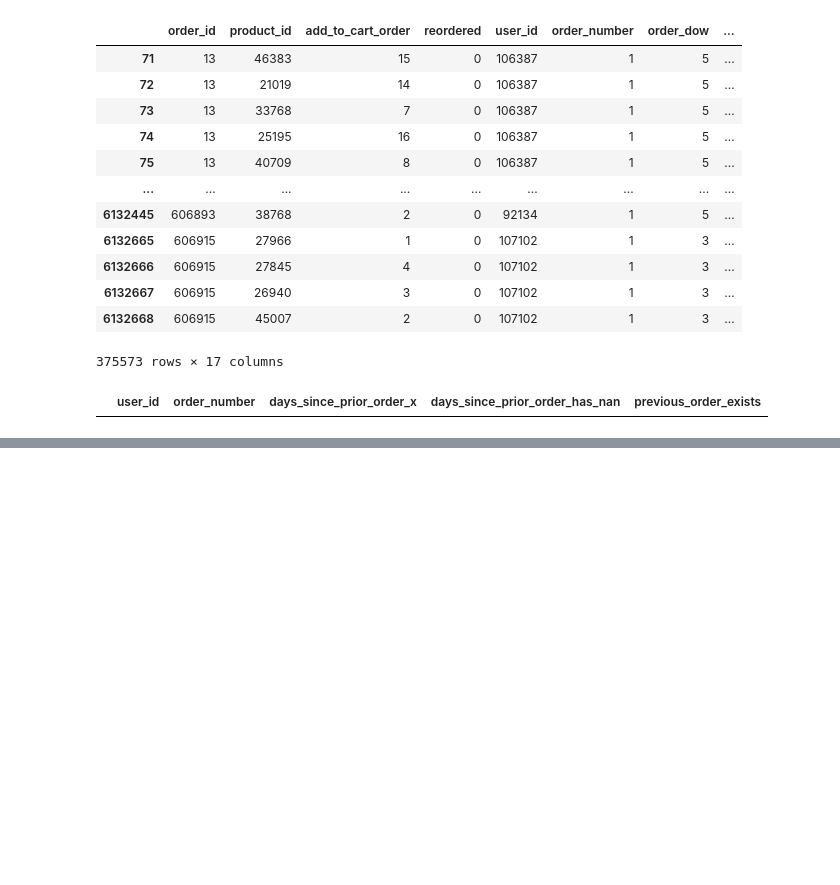
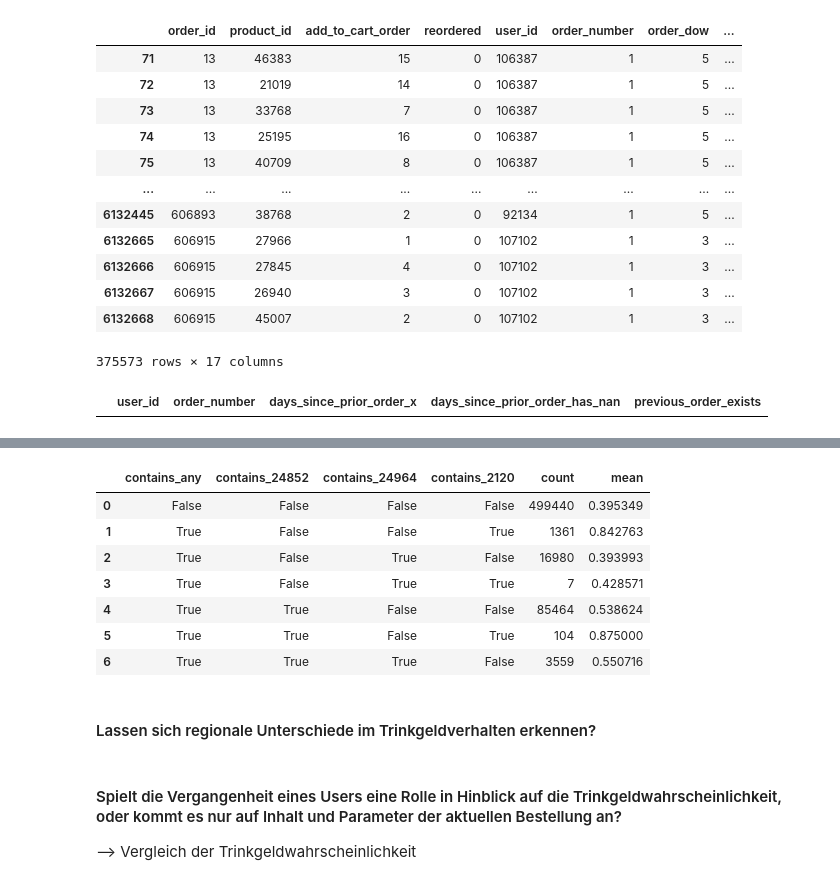
Before and after one commit to ElonRM/DA-BI-2, a Jupyter notebook: main.ipynb, the cells around one changed output, grey strips where cells are left out. Saved outputs shown, nothing was run; the diff lists cells and outputs as text; code cells hidden in the pictures; blank space fills up the shorter version.

```diff
--- a/main.ipynb
+++ b/main.ipynb
@@ -88,0 +100,7 @@ df2.loc[df2.days_since_prior_order_has_nan & df2.previous_order_exists]
+# %%
+# check if item id 24852, 24964 oder 2120 is in order_id
+order_id_tip_info = df.groupby(['order_id'])['tip'].mean().reset_index()
+order_id_tip_info = order_id_tip_info.merge(df.groupby(['order_id'])['product_id'].apply(lambda x: any(i in x.values for i in [24852, 24964, 2120])).reset_index().rename(columns={'product_id':'contains_any'}), on='order_id')
+order_id_tip_info = order_id_tip_info.merge(df.groupby(['order_id'])['product_id'].apply(lambda x: (24852 in x.values)).reset_index().rename(columns={'product_id':'contains_24852'}), on='order_id')
+order_id_tip_info = order_id_tip_info.merge(df.groupby(['order_id'])['product_id'].apply(lambda x: (24964 in x.values)).reset_index().rename(columns={'product_id':'contains_24964'}), on='order_id')
+order_id_tip_info = order_id_tip_info.merge(df.groupby(['order_id'])['product_id'].apply(lambda x: (2120 in x.values)).reset_index().rename(columns={'product_id':'contains_2120'}), on='order_id')
@@ -88,0 +116,11 @@ df2.loc[df2.days_since_prior_order_has_nan & df2.previous_order_exists]
+# %%
+order_id_tip_info.groupby(['contains_any', 'contains_24852', 'contains_24964', 'contains_2120'])['tip'].agg(['count', 'mean']).reset_index()
+# %% [output]
+|  | contains_any | contains_24852 | contains_24964 | contains_2120 | count | mean |
+| 0 | False | False | False | False | 499440 | 0.395349 |
+| 1 | True | False | False | True | 1361 | 0.842763 |
+| 2 | True | False | True | False | 16980 | 0.393993 |
+| 3 | True | False | True | True | 7 | 0.428571 |
+| 4 | True | True | False | False | 85464 | 0.538624 |
+| 5 | True | True | False | True | 104 | 0.875000 |
+| 6 | True | True | True | False | 3559 | 0.550716 |
@@ -88,0 +134,2 @@ df2.loc[df2.days_since_prior_order_has_nan & df2.previous_order_exists]
+# %% [markdown]
+#### Lassen sich regionale Unterschiede im Trinkgeldverhalten erkennen?
@@ -88,0 +143,4 @@ df2.loc[df2.days_since_prior_order_has_nan & df2.previous_order_exists]
+# %% [markdown]
+#### Spielt die Vergangenheit eines Users eine Rolle in Hinblick auf die Trinkgeldwahrscheinlichkeit, oder kommt es nur auf Inhalt und Parameter der aktuellen Bestellung an?
+
+--> Vergleich der Trinkgeldwahrscheinlichkeit
```
Also changed, not shown: parts of 10 cells of this notebook, 1 other file.
